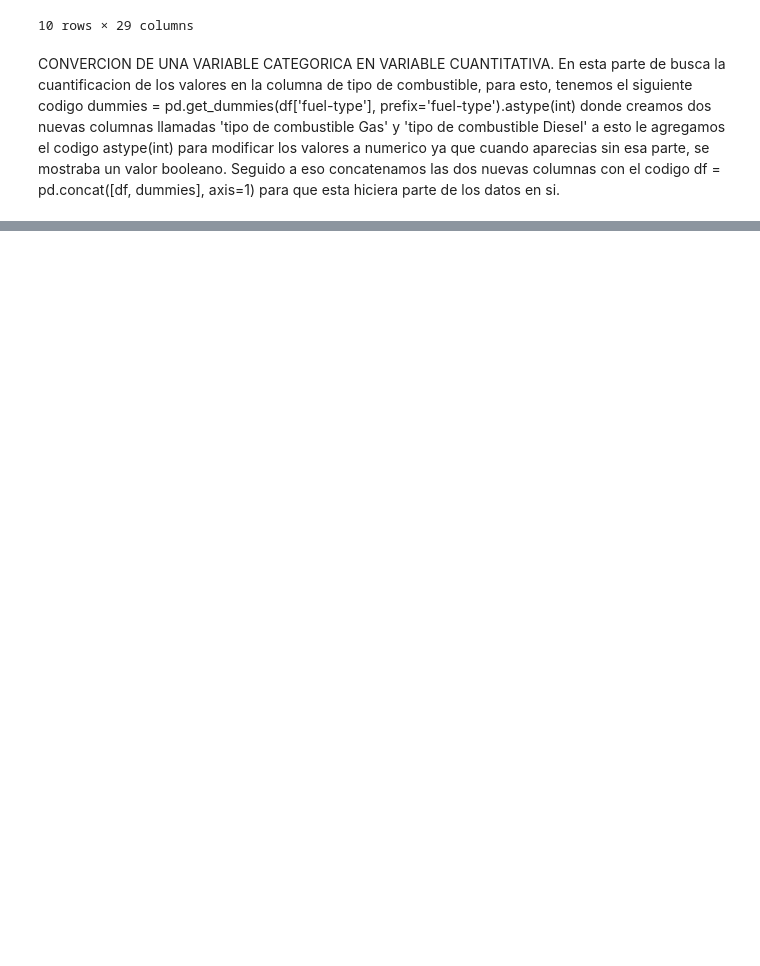
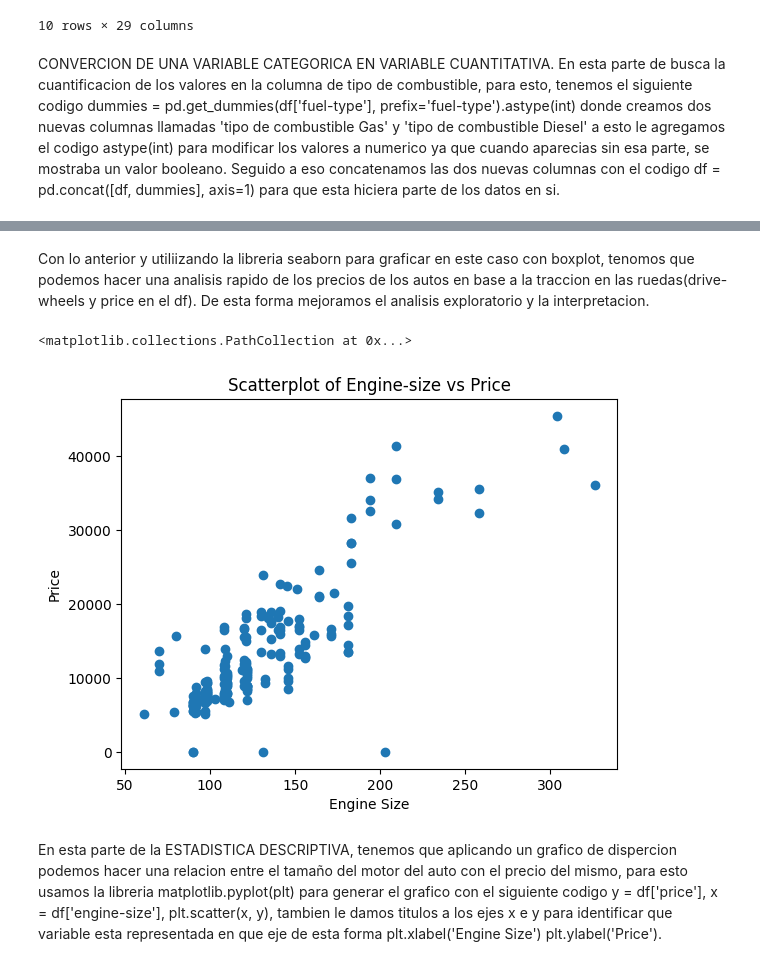
Before and after one commit to HDanny7/CDP, a Jupyter notebook: Senatec/Analisis de Datos/ejemplo.ipynb, the cells around one changed output, grey strips where cells are left out. Cells and saved outputs as stored; diff of their text form; code cells hidden in the pictures; blank space fills up the shorter version.

```diff
--- a/Senatec/Analisis de Datos/ejemplo.ipynb
+++ b/Senatec/Analisis de Datos/ejemplo.ipynb
@@ -343,0 +379,15 @@ CONVERCION DE UNA VARIABLE CATEGORICA EN VARIABLE CUANTITATIVA. En esta parte de
+# %% [markdown]
+Con lo anterior y utiliizando la libreria seaborn para graficar en este caso con boxplot, tenomos que podemos hacer una analisis rapido de los precios de los autos en base a la traccion en las ruedas(drive-wheels y price en el df). De esta forma mejoramos el analisis exploratorio y la interpretacion.
+# %%
+y = df['price']
+x = df['engine-size']
+plt.title('Scatterplot of Engine-size vs Price')
+plt.xlabel('Engine Size')
+plt.ylabel('Price')
+plt.scatter(x, y)
+# %% [output]
+<matplotlib.collections.PathCollection at 0x...>
+[figure, added]
+# %% [markdown]
+En esta parte de la ESTADISTICA DESCRIPTIVA, tenemos que aplicando un grafico de dispercion podemos hacer una relacion entre el tamaño del motor del auto con el precio del mismo, para esto usamos la libreria matplotlib.pyplot(plt) para generar el grafico con el siguiente codigo y = df['price'], x = df['engine-size'], plt.scatter(x, y), tambien le damos titulos a los ejes x e y para identificar que variable esta representada en que eje de esta forma plt.xlabel('Engine Size')
+plt.ylabel('Price').
```
Also changed, not shown: parts of 25 cells of this notebook.
